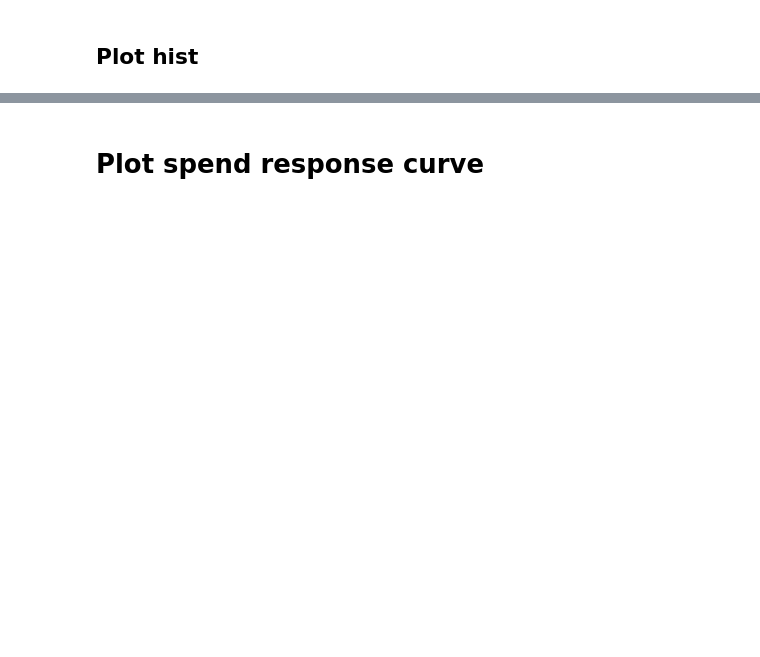
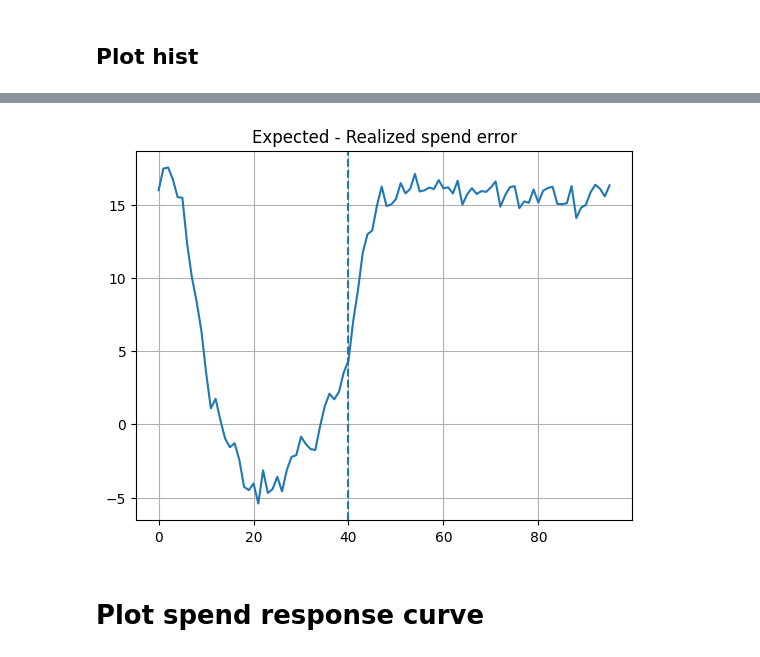
Before and after one commit to xuyang1220/bid-landscape, a Jupyter notebook: notebooks/bid_landsacpe.ipynb, the cells around one changed output, grey strips where cells are left out. Drawn from its saved outputs; the diff is of its cells as text; code cells hidden in the pictures; blank space fills up the shorter version.

```diff
--- a/notebooks/bid_landsacpe.ipynb
+++ b/notebooks/bid_landsacpe.ipynb
@@ -1364,3 +1483,16 @@ plt.grid(True)
+# %%
+    # -----------------------------
+    # Expected - Realized spend error per step
+    # -----------------------------
+    err = np.array(hist["spend_global_exp"]) - np.array(hist["spend_real"])
+    plt.figure()
+    plt.plot(err)
+    plt.axvline(40, ls="--")
+    plt.title("Expected - Realized spend error")
+    plt.grid(True)
+    plt.show()
+# %% [output]
+[figure, added]
 # %% [markdown]
 # Plot spend response curve
 # %%
```
Also changed, not shown: parts of 21 cells of this notebook, 1 other file.
